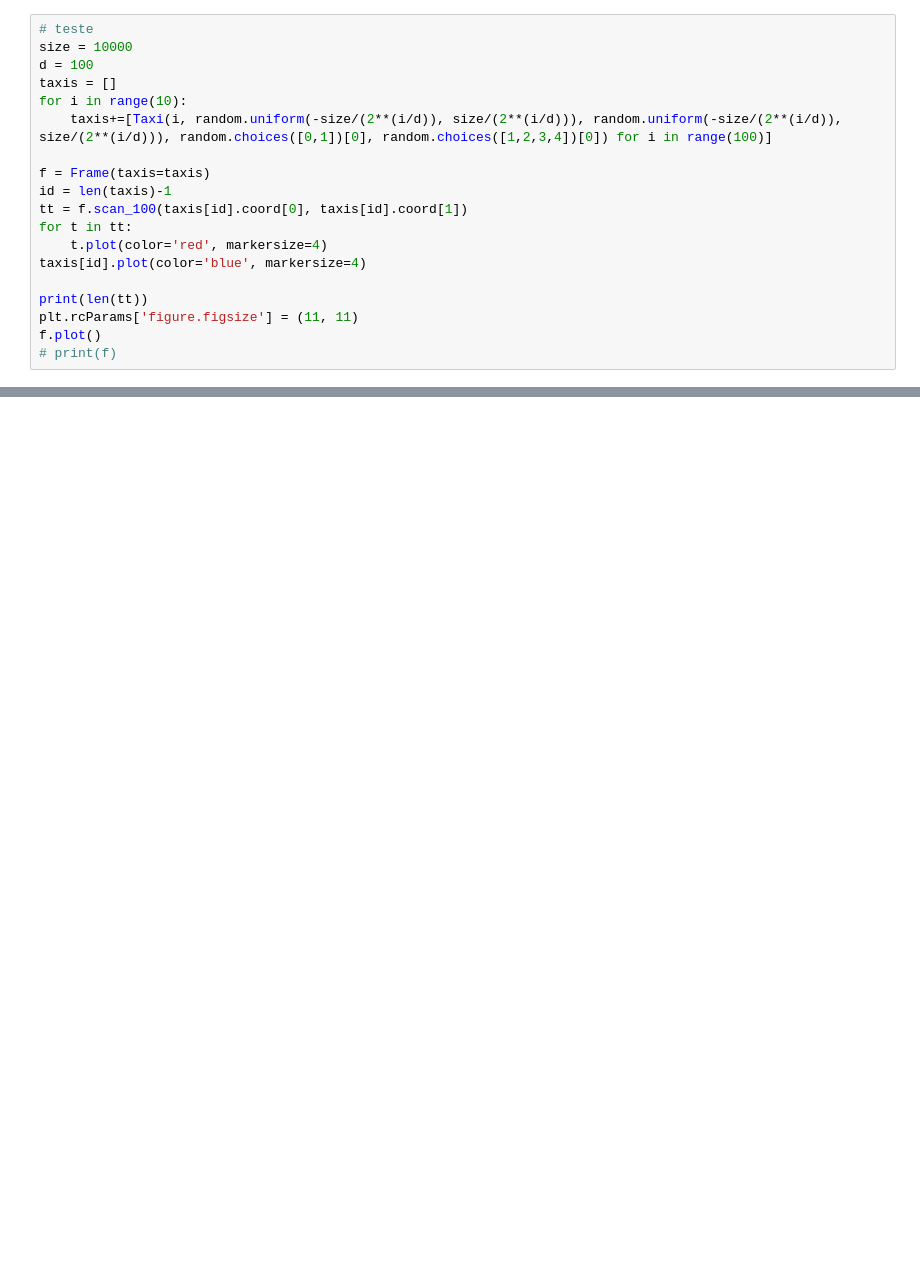
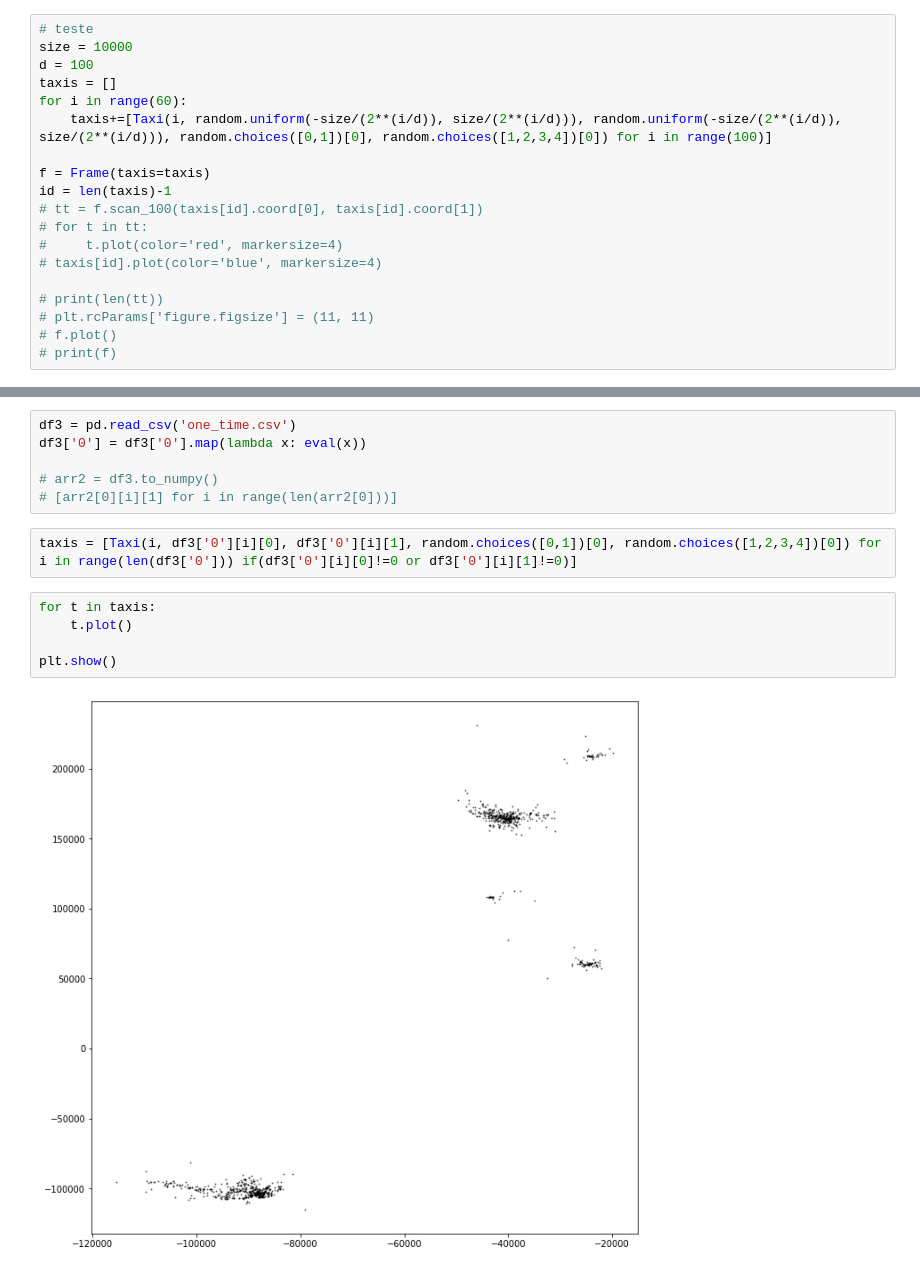
Before and after one commit to luckP/TABD_project, a Jupyter notebook: class/frame_test.ipynb, the cells around one changed output, grey strips where cells are left out. Saved outputs shown, nothing was run; the diff lists cells and outputs as text; blank space fills up the shorter version.

```diff
--- a/class/frame_test.ipynb
+++ b/class/frame_test.ipynb
@@ -8,17 +12,17 @@ from Frame import *
 size = 10000
 d = 100
 taxis = []
-for i in range(10):
+for i in range(60):
     taxis+=[Taxi(i, random.uniform(-size/(2**(i/d)), size/(2**(i/d))), random.uniform(-size/(2**(i/d)), size/(2**(i/d))), random.choices([0,1])[0], random.choices([1,2,3,4])[0]) for i in range(100)]
 
 f = Frame(taxis=taxis)
 id = len(taxis)-1
-tt = f.scan_100(taxis[id].coord[0], taxis[id].coord[1])
-for t in tt:
-    t.plot(color='red', markersize=4)
-taxis[id].plot(color='blue', markersize=4)
+# tt = f.scan_100(taxis[id].coord[0], taxis[id].coord[1])
+# for t in tt:
+#     t.plot(color='red', markersize=4)
+# taxis[id].plot(color='blue', markersize=4)
 
-print(len(tt))
-plt.rcParams['figure.figsize'] = (11, 11)
-f.plot()
+# print(len(tt))
+# plt.rcParams['figure.figsize'] = (11, 11)
+# f.plot()
 # print(f)
@@ -56,0 +136,15 @@ print(f)
+# %%
+df3 = pd.read_csv('one_time.csv')
+df3['0'] = df3['0'].map(lambda x: eval(x))
+
+# arr2 = df3.to_numpy()
+# [arr2[0][i][1] for i in range(len(arr2[0]))]
+# %%
+taxis = [Taxi(i, df3['0'][i][0], df3['0'][i][1], random.choices([0,1])[0], random.choices([1,2,3,4])[0]) for i in range(len(df3['0'])) if(df3['0'][i][0]!=0 or df3['0'][i][1]!=0)]
+# %%
+for t in taxis:
+    t.plot()
+
+plt.show()
+# %% [output]
+[figure, added]
```
Also changed, not shown: parts of 12 cells of this notebook, 8 other files.
